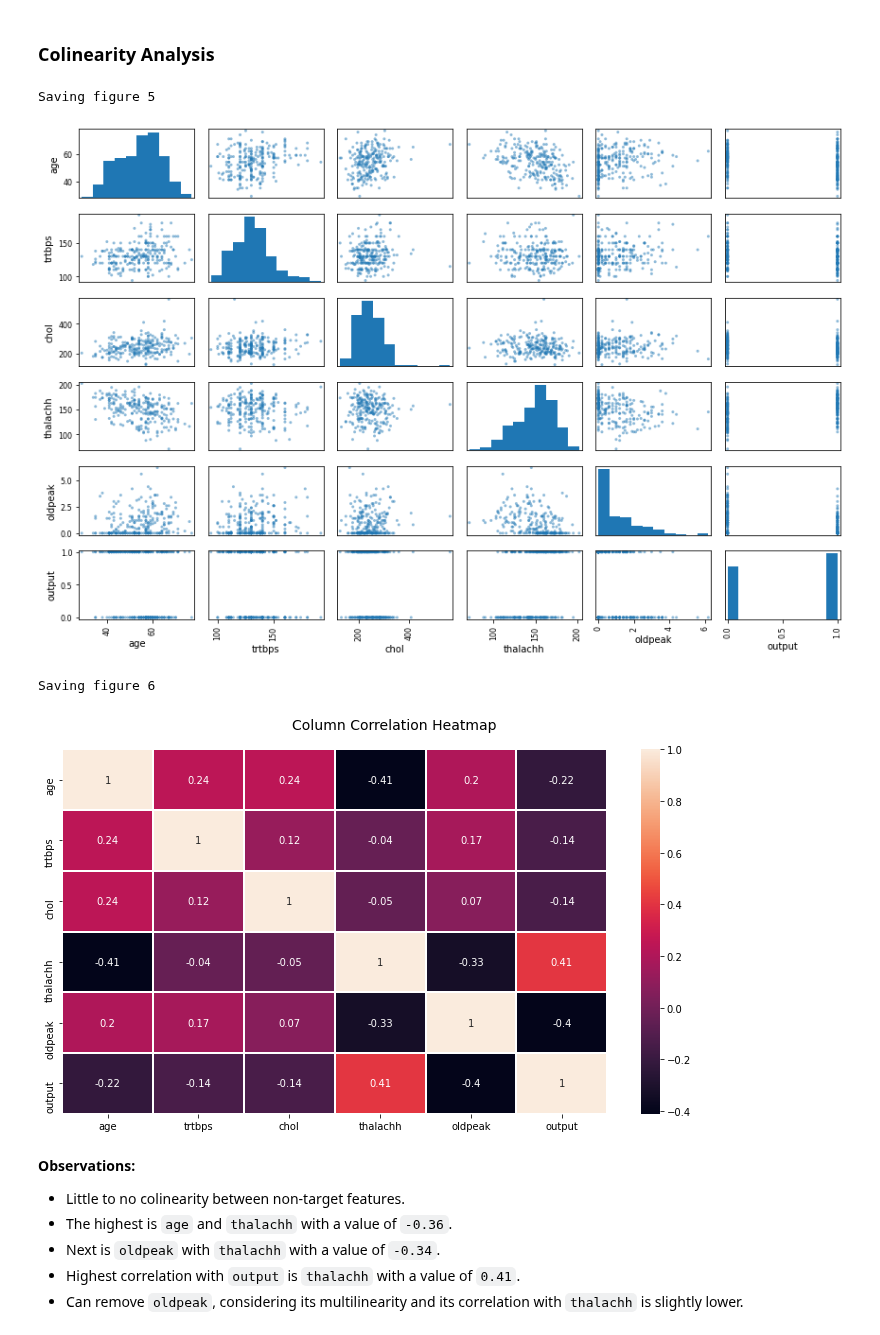
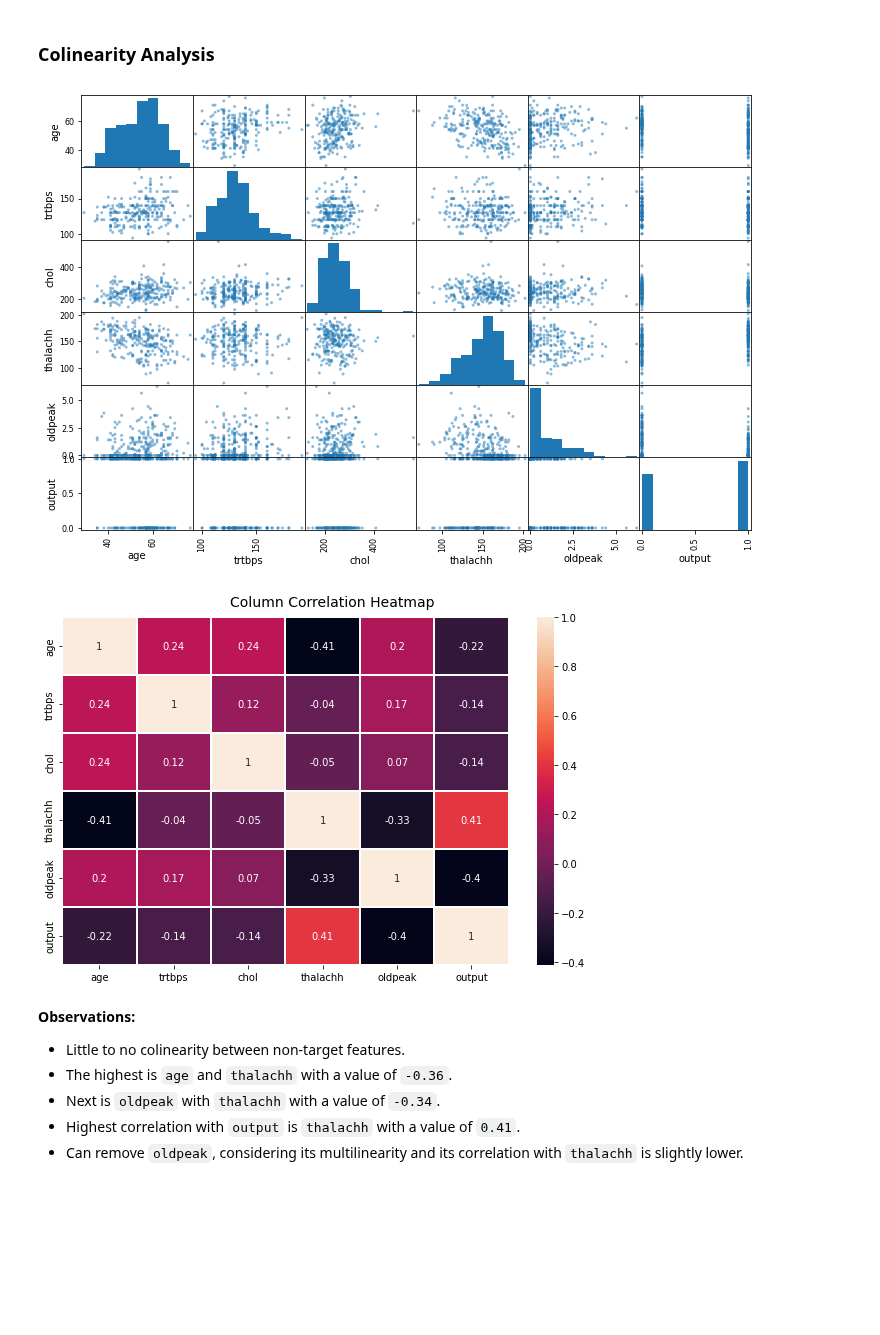
Before and after one commit to zachcarlson/HeartAttackPredictor, a Jupyter notebook: HeartAttackPredictor.ipynb, the cells around one changed output. Saved outputs shown, nothing was run; the diff lists cells and outputs as text; code cells hidden in the pictures; blank space fills up the shorter version.

```diff
--- a/HeartAttackPredictor.ipynb
+++ b/HeartAttackPredictor.ipynb
@@ -216,24 +195,20 @@ from pandas.plotting import scatter_matrix
 
 attributes = ['age', 'trtbps', 'chol', 'thalachh', 'oldpeak', 'output']
 scatter_matrix(heart[attributes], figsize=(12, 8))
-save_figure("5")
 plt.show()
 # %% [output]
-Saving figure 5
-[figure, old version]
+[figure, new version]
 # %%
 #see if there is a correlation
 corr_matrix = heart[attributes].corr()
 # %%
 f, ax = plt.subplots(figsize=(10, 6))
 hm = sns.heatmap(round(corr_matrix,2), annot=True, ax=ax,
                  linewidths=.05)
 f.subplots_adjust(top=0.93)
 t= f.suptitle('Column Correlation Heatmap', fontsize=14)
-save_figure("6")
 # %% [output]
-Saving figure 6
-[figure, old version]
+[figure, new version]
 # %% [markdown]
 **Observations:**
 - Little to no colinearity between non-target features.
```
Also changed, not shown: parts of 14 cells of this notebook, 1 other file.
